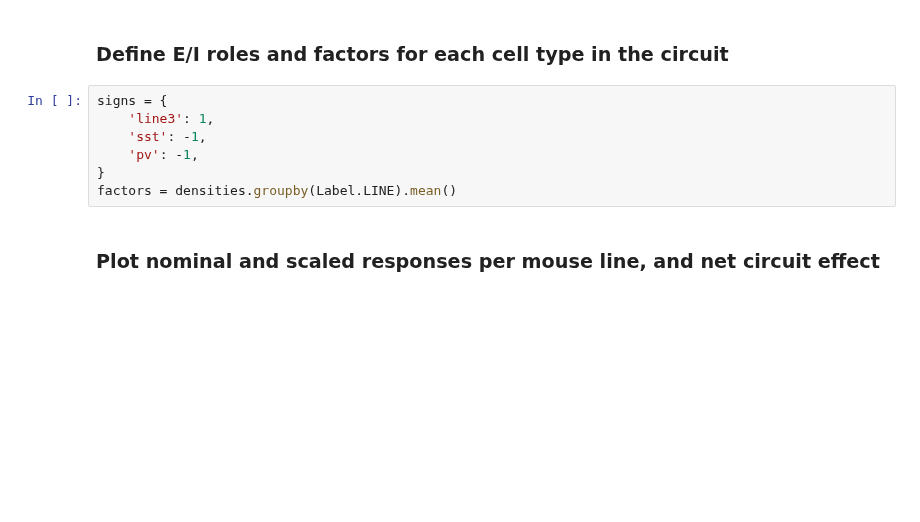
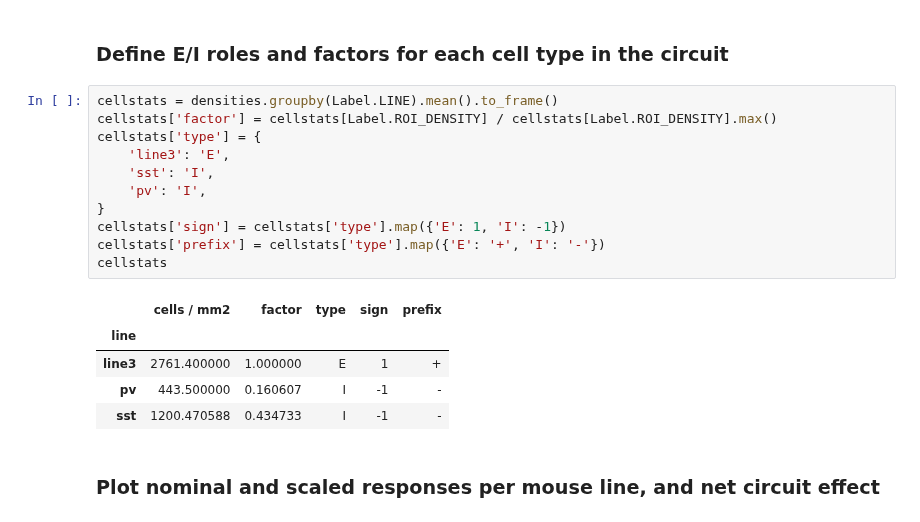
Before and after one commit to shohamlab/usnm2p, a Jupyter notebook: main_analysis.ipynb, the cells around one changed output. Drawn from its saved outputs; the diff is of its cells as text; blank space fills up the shorter version.

```diff
--- a/main_analysis.ipynb
+++ b/main_analysis.ipynb
@@ -281,11 +269,21 @@ ax.set_ylabel(densities.name, fontsize=fs);
 # %% [markdown]
 ### Define E/I roles and factors for each cell type in the circuit
-# %%
-signs = {
-    'line3': 1,
-    'sst': -1,
-    'pv': -1,
-}
-factors = densities.groupby(Label.LINE).mean()
+# %%
+cellstats = densities.groupby(Label.LINE).mean().to_frame()
+cellstats['factor'] = cellstats[Label.ROI_DENSITY] / cellstats[Label.ROI_DENSITY].max()
+cellstats['type'] = {
+    'line3': 'E',
+    'sst': 'I',
+    'pv': 'I',
+}
+cellstats['sign'] = cellstats['type'].map({'E': 1, 'I': -1})
+cellstats['prefix'] = cellstats['type'].map({'E': '+', 'I': '-'})
+cellstats
+# %% [output]
+|  | cells / mm2 | factor | type | sign | prefix |
+| line |  |  |  |  |  |
+| line3 | 2761.400000 | 1.000000 | E | 1 | + |
+| pv | 443.500000 | 0.160607 | I | -1 | - |
+| sst | 1200.470588 | 0.434733 | I | -1 | - |
 # %% [markdown]
 ### Plot nominal and scaled responses per mouse line, and net circuit effect
```
Also changed, not shown: parts of 9 cells of this notebook, 3 other files.
